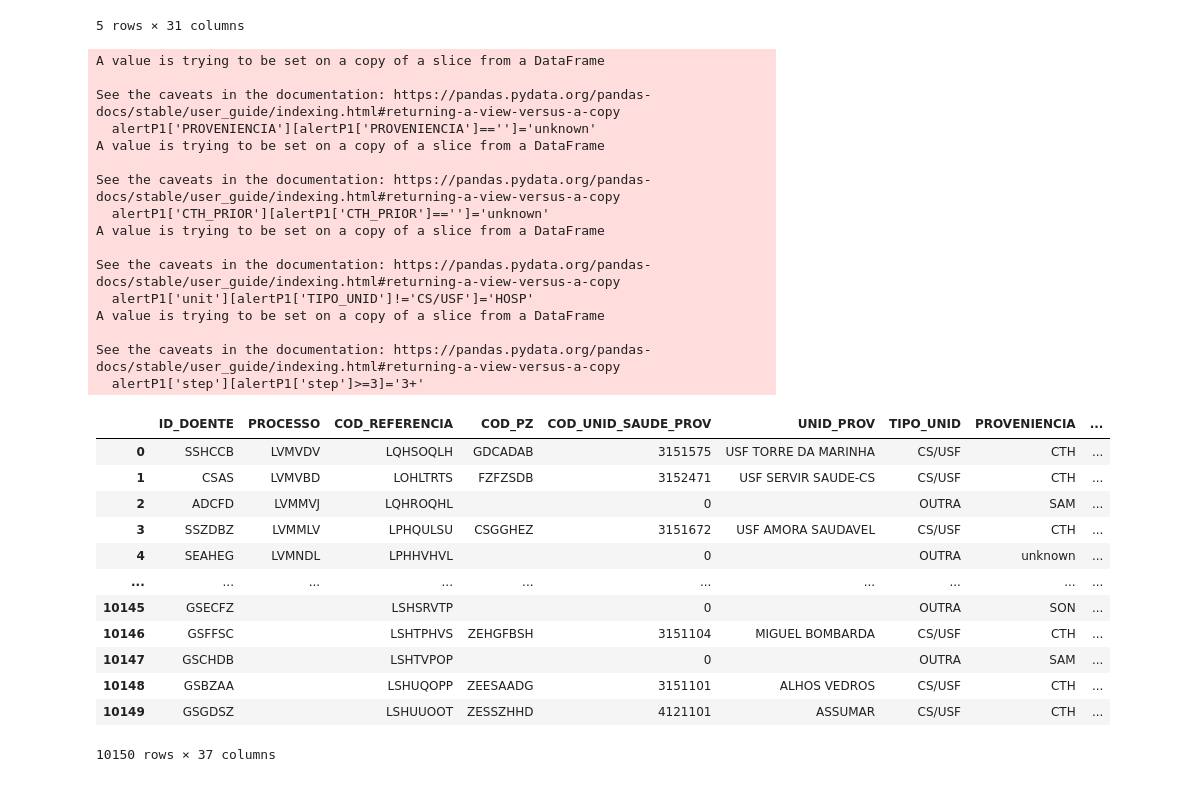
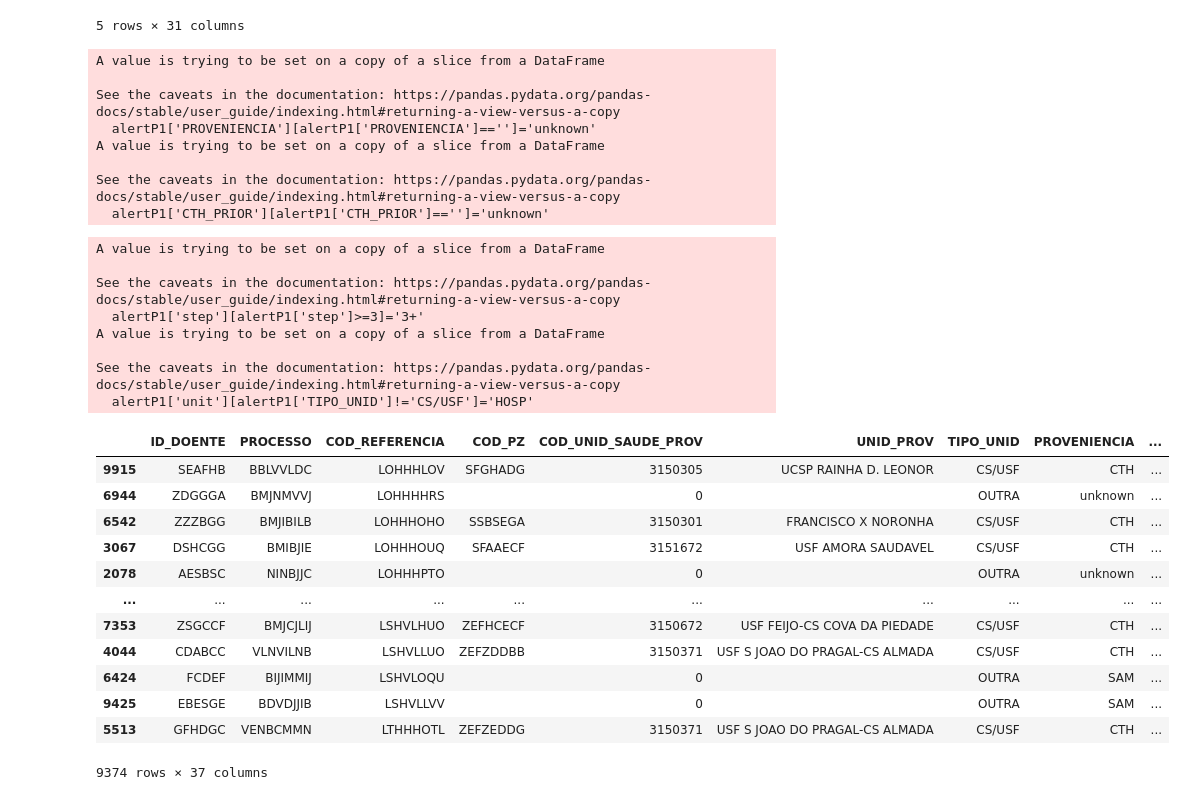
Before and after one commit to Data-Science-Knowledge-Center-Nova-SBE/PBL-HGO, a Jupyter notebook: utku_daily.ipynb, the cells around one changed output. Saved outputs shown, nothing was run; the diff lists cells and outputs as text; code cells hidden in the pictures.

```diff
--- a/utku_daily.ipynb
+++ b/utku_daily.ipynb
@@ -118,42 +66,49 @@ def unit(alertP1):
+# %%
+#changing columns with date to a datetime
+date_format_alertP1(alertP1)
+#change the blank values in proveniencia and priority to unknown
+replace_blank(alertP1)
+#create a column with the output of a referral and select the refused and accepted ones
+alertP1=result(alertP1)
+# %% [output]
+A value is trying to be set on a copy of a slice from a DataFrame
+
+See the caveats in the documentation: https://pandas.pydata.org/pandas-docs/stable/user_guide/indexing.html#returning-a-view-versus-a-copy
+  alertP1['PROVENIENCIA'][alertP1['PROVENIENCIA']=='']='unknown'
+A value is trying to be set on a copy of a slice from a DataFrame
+
+See the caveats in the documentation: https://pandas.pydata.org/pandas-docs/stable/user_guide/indexing.html#returning-a-view-versus-a-copy
+  alertP1['CTH_PRIOR'][alertP1['CTH_PRIOR']=='']='unknown'
 # %%
-result(alertP1)
-replace_blank(alertP1)
-date_format_alertP1(alertP1)
-unit(alertP1)
+class_area(alertP1)
+text_length(alertP1)
 referral_steps(alertP1)
 speciality(alertP1)
-text_length(alertP1)
-class_area(alertP1)
+alertP1=unit(alertP1)
+alertP1=alertP1.sort_values('DATA_RECEPCAO')
+alertP1
 # %% [output]
 A value is trying to be set on a copy of a slice from a DataFrame
 
 See the caveats in the documentation: https://pandas.pydata.org/pandas-docs/stable/user_guide/indexing.html#returning-a-view-versus-a-copy
-  alertP1['PROVENIENCIA'][alertP1['PROVENIENCIA']=='']='unknown'
-A value is trying to be set on a copy of a slice from a DataFrame
-
-See the caveats in the documentation: https://pandas.pydata.org/pandas-docs/stable/user_guide/indexing.html#returning-a-view-versus-a-copy
-  alertP1['CTH_PRIOR'][alertP1['CTH_PRIOR']=='']='unknown'
+  alertP1['step'][alertP1['step']>=3]='3+'
 A value is trying to be set on a copy of a slice from a DataFrame
 
 See the caveats in the documentation: https://pandas.pydata.org/pandas-docs/stable/user_guide/indexing.html#returning-a-view-versus-a-copy
   alertP1['unit'][alertP1['TIPO_UNID']!='CS/USF']='HOSP'
-A value is trying to be set on a copy of a slice from a DataFrame
-
-See the caveats in the documentation: https://pandas.pydata.org/pandas-docs/stable/user_guide/indexing.html#returning-a-view-versus-a-copy
-  alertP1['step'][alertP1['step']>=3]='3+'
 |  | ID_DOENTE | PROCESSO | COD_REFERENCIA | COD_PZ | COD_UNID_SAUDE_PROV | UNID_PROV | TIPO_UNID | PROVENIENCIA | ... |
-| 0 | SSHCCB | LVMVDV | LQHSOQLH | GDCADAB | 3151575 | USF TORRE DA MARINHA | CS/USF | CTH | ... |
-| 1 | CSAS | LVMVBD | LOHLTRTS | FZFZSDB | 3152471 | USF SERVIR SAUDE-CS | CS/USF | CTH | ... |
-| 2 | ADCFD | LVMMVJ | LQHROQHL |  | 0 |  | OUTRA | SAM | ... |
-| 3 | SSZDBZ | LVMMLV | LPHQULSU | CSGGHEZ | 3151672 | USF AMORA SAUDAVEL | CS/USF | CTH | ... |
-| 4 | SEAHEG | LVMNDL | LPHHVHVL |  | 0 |  | OUTRA | unknown | ... |
+| 9915 | SEAFHB | BBLVVLDC | LOHHHLOV | SFGHADG | 3150305 | UCSP RAINHA D. LEONOR | CS/USF | CTH | ... |
+| 6944 | ZDGGGA | BMJNMVVJ | LOHHHHRS |  | 0 |  | OUTRA | unknown | ... |
+| 6542 | ZZZBGG | BMJIBILB | LOHHHOHO | SSBSEGA | 3150301 | FRANCISCO X NORONHA | CS/USF | CTH | ... |
+| 3067 | DSHCGG | BMIBJIE | LOHHHOUQ | SFAAECF | 3151672 | USF AMORA SAUDAVEL | CS/USF | CTH | ... |
+| 2078 | AESBSC | NINBJJC | LOHHHPTO |  | 0 |  | OUTRA | unknown | ... |
 | ... | ... | ... | ... | ... | ... | ... | ... | ... | ... |
-| 10145 | GSECFZ |  | LSHSRVTP |  | 0 |  | OUTRA | SON | ... |
-| 10146 | GSFFSC |  | LSHTPHVS | ZEHGFBSH | 3151104 | MIGUEL BOMBARDA | CS/USF | CTH | ... |
-| 10147 | GSCHDB |  | LSHTVPOP |  | 0 |  | OUTRA | SAM | ... |
-| 10148 | GSBZAA |  | LSHUQOPP | ZEESAADG | 3151101 | ALHOS VEDROS | CS/USF | CTH | ... |
-| 10149 | GSGDSZ |  | LSHUUOOT | ZESSZHHD | 4121101 | ASSUMAR | CS/USF | CTH | ... |
+| 7353 | ZSGCCF | BMJCJLIJ | LSHVLHUO | ZEFHCECF | 3150672 | USF FEIJO-CS COVA DA PIEDADE | CS/USF | CTH | ... |
+| 4044 | CDABCC | VLNVILNB | LSHVLLUO | ZEFZDDBB | 3150371 | USF S JOAO DO PRAGAL-CS ALMADA | CS/USF | CTH | ... |
+| 6424 | FCDEF | BIJIMMIJ | LSHVLOQU |  | 0 |  | OUTRA | SAM | ... |
+| 9425 | EBESGE | BDVDJJIB | LSHVLLVV |  | 0 |  | OUTRA | SAM | ... |
+| 5513 | GFHDGC | VENBCMMN | LTHHHOTL | ZEFZEDDG | 3150371 | USF S JOAO DO PRAGAL-CS ALMADA | CS/USF | CTH | ... |
-10150 rows × 37 columns
+9374 rows × 37 columns
 # %%
 alertP1.info()
 # %% [output]
```
Also changed, not shown: parts of 3 cells of this notebook, 2 other files.
